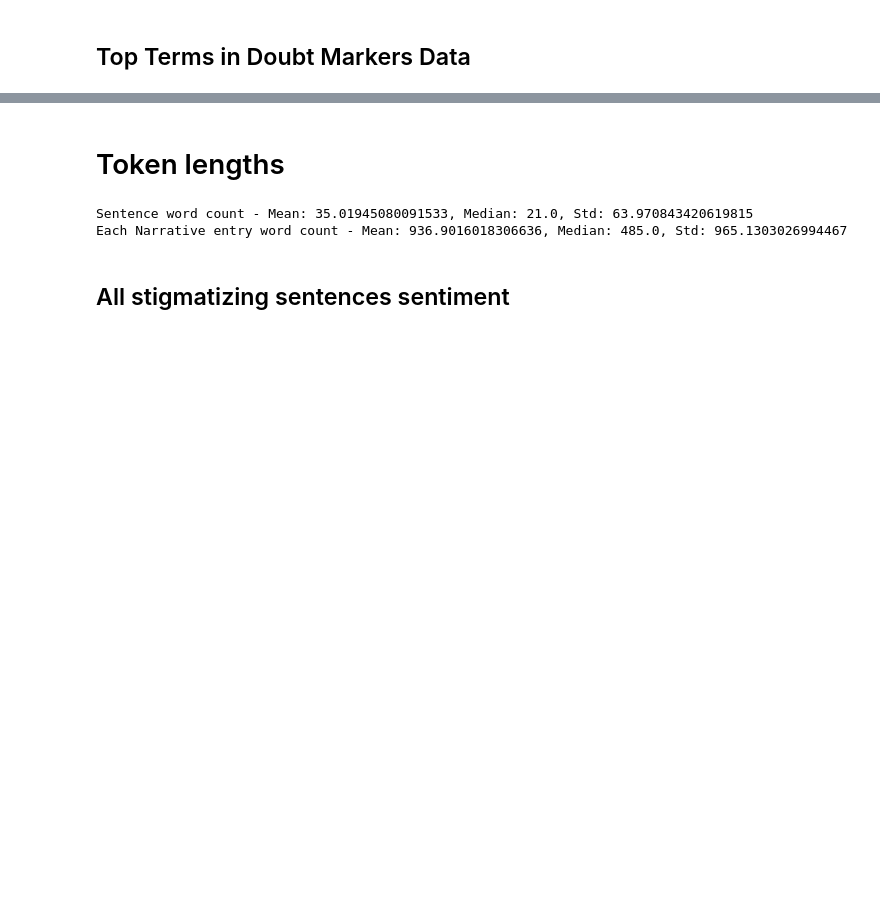
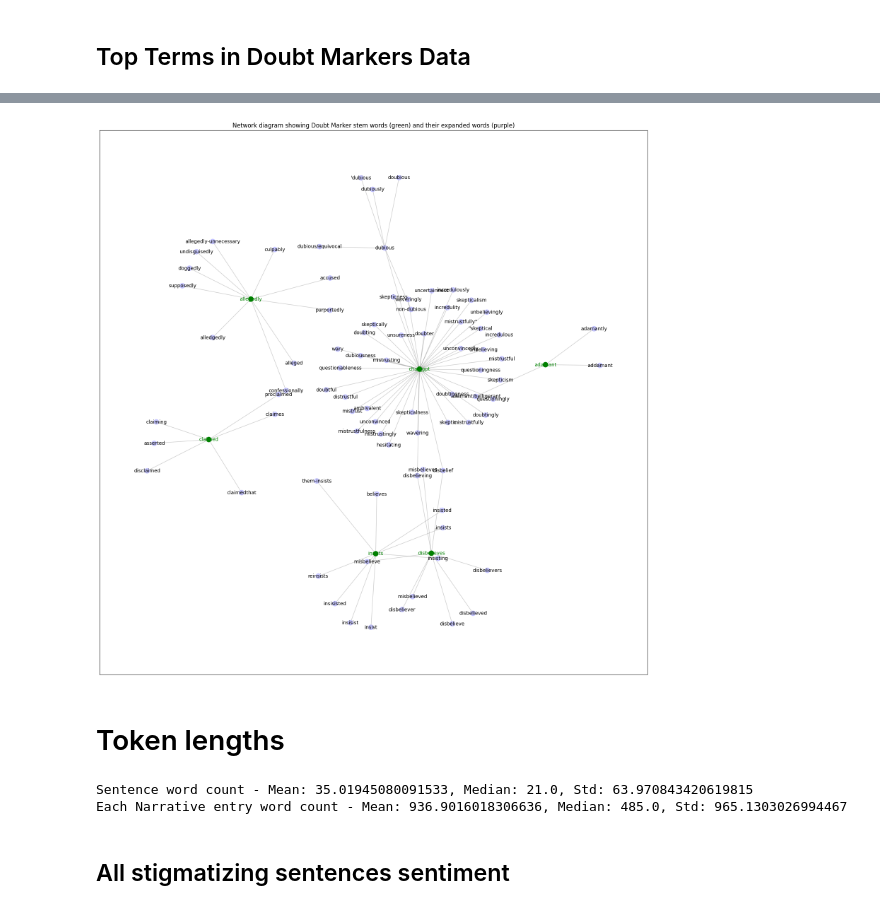
Before and after one commit to drew-walkerr/Diss_Detecting_Provider_Bias, a Jupyter notebook: doubt_markers_regex.ipynb, the cells around one changed output, grey strips where cells are left out. Saved outputs shown, nothing was run; the diff lists cells and outputs as text; code cells hidden in the pictures; blank space fills up the shorter version.

Commit message:
added sna of stem word and similar/chat gpt words

```diff
--- a/doubt_markers_regex.ipynb
+++ b/doubt_markers_regex.ipynb
@@ -431,3 +495,59 @@ doubt_word_sna_df.to_csv("doubt_word_sna_df.csv")
+# %%
+import networkx as nx
+import matplotlib.pyplot as plt
+
+# Create an empty graph
+G = nx.Graph()
+
+# Add nodes and edges based on the dataframe
+for index, row in doubt_word_sna_df.iterrows():
+    matched_term = row['matched_term']
+    stem_word = row['stem_word']
+    frequency = row['frequency']
+    sentiment = row['sentiment']
+    sentiment_score = row['sentiment_score']
+
+    # Add nodes with attributes
+    G.add_node(matched_term, type='matched_term', frequency=frequency, sentiment=sentiment, sentiment_score=sentiment_score)
+    G.add_node(stem_word, type='stem_word', frequency=frequency, sentiment=sentiment, sentiment_score=sentiment_score)
+
+    # Add edge between them
+    G.add_edge(matched_term, stem_word)
+
+# Compute positions for nodes using the spring layout
+pos = nx.spring_layout(G, k=.30)  # Adjust the k value as needed
+
+# Draw the graph
+plt.figure(figsize=(20, 20))
+
+# Use different colors for different types of nodes
+color_map = []
+for node in G:
+    if G.nodes[node]['type'] == 'matched_term':
+        color_map.append((0.6, 0.6, 1, 0.5))  # Lighter and more transparent blue
+    else:
+        color_map.append('green')  # stem_word
+
+# Draw nodes with standard size
+standard_node_size = 100
+nx.draw_networkx_nodes(G, pos=pos, node_color=color_map, node_size=standard_node_size)
+
+# Draw edges with decreased alpha
+nx.draw_networkx_edges(G, pos=pos, alpha=0.2)
+
+# Draw labels with conditional color
+for node, (x, y) in pos.items():
+    if G.nodes[node]['type'] == 'matched_term':
+        plt.text(x, y, s=node, color=(0, 0, 0, 1), horizontalalignment='center', verticalalignment='center', fontsize=10)
+    else:  # stem_word
+        plt.text(x, y, s=node, color=(0, 0.5, 0, 1), horizontalalignment='center', verticalalignment='center', fontsize=10)  # Dark green for stem_word
+
+plt.title('Network diagram showing Doubt Marker stem words (green) and their expanded words (purple)')
+plt.savefig('doubt_marker_network_diagram.png', dpi=300, bbox_inches='tight')
+
+plt.show()
+# %% [output]
+[figure, added]
 # %% [markdown]
 # Token lengths
 # %%
```
Also changed, not shown: parts of 5 cells of this notebook.
